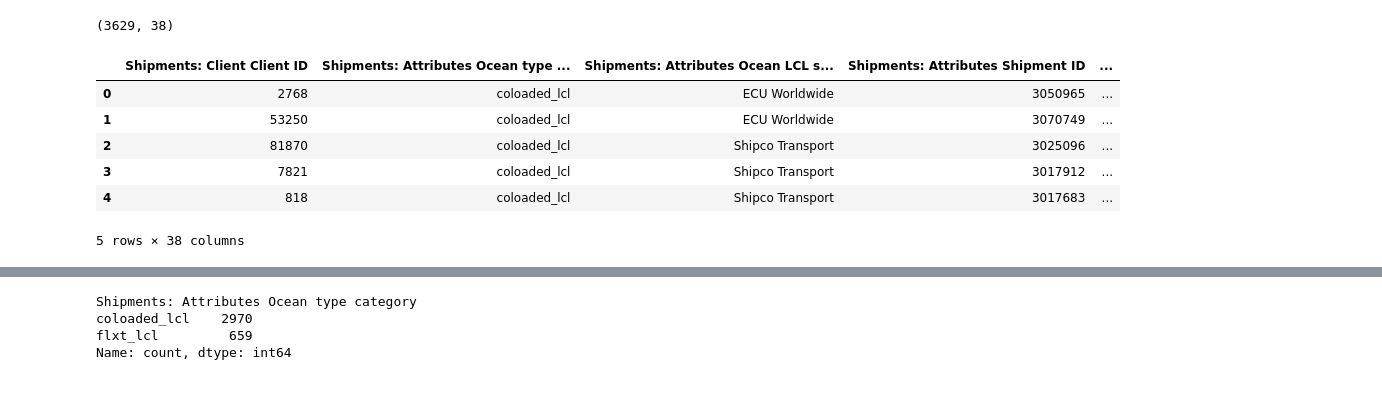
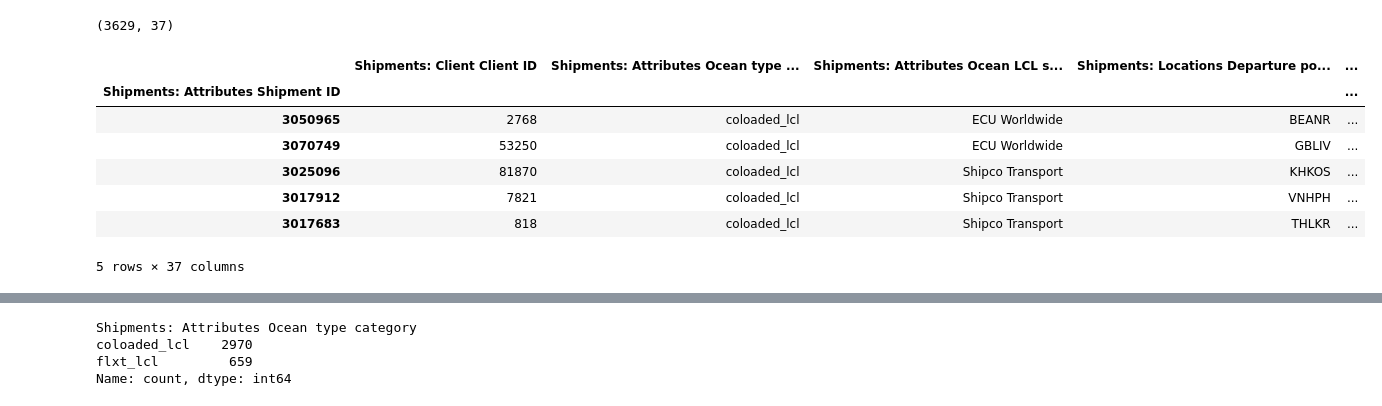
Before and after one commit to sagehan1/Project-4, a Jupyter notebook: Exploratory_Data_Analysis/raw_data_analysis.ipynb, the cells around one changed output, grey strips where cells are left out. Saved outputs shown, nothing was run; the diff lists cells and outputs as text; code cells hidden in the pictures.

```diff
--- a/Exploratory_Data_Analysis/raw_data_analysis.ipynb
+++ b/Exploratory_Data_Analysis/raw_data_analysis.ipynb
@@ -35,14 +41,15 @@ CONVERTED_DROP_COLS = [
 ]
 # %%
-lcl_df = pd.read_csv(RAW_DATA_PATH)
+lcl_df = pd.read_csv(RAW_DATA_PATH, index_col='Shipments: Attributes Shipment ID')
 print(lcl_df.shape)
 lcl_df.head()
 # %% [output]
-(3629, 38)
+(3629, 37)
-|  | Shipments: Client Client ID | Shipments: Attributes Ocean type ... | Shipments: Attributes Ocean LCL s... | Shipments: Attributes Shipment ID | ... |
-| 0 | 2768 | coloaded_lcl | ECU Worldwide | 3050965 | ... |
-| 1 | 53250 | coloaded_lcl | ECU Worldwide | 3070749 | ... |
-| 2 | 81870 | coloaded_lcl | Shipco Transport | 3025096 | ... |
-| 3 | 7821 | coloaded_lcl | Shipco Transport | 3017912 | ... |
-| 4 | 818 | coloaded_lcl | Shipco Transport | 3017683 | ... |
+|  | Shipments: Client Client ID | Shipments: Attributes Ocean type ... | Shipments: Attributes Ocean LCL s... | Shipments: Locations Departure po... | ... |
+| Shipments: Attributes Shipment ID |  |  |  |  | ... |
+| 3050965 | 2768 | coloaded_lcl | ECU Worldwide | BEANR | ... |
+| 3070749 | 53250 | coloaded_lcl | ECU Worldwide | GBLIV | ... |
+| 3025096 | 81870 | coloaded_lcl | Shipco Transport | KHKOS | ... |
+| 3017912 | 7821 | coloaded_lcl | Shipco Transport | VNHPH | ... |
+| 3017683 | 818 | coloaded_lcl | Shipco Transport | THLKR | ... |
-5 rows × 38 columns
+5 rows × 37 columns
```
Also changed, not shown: parts of 15 cells of this notebook.
